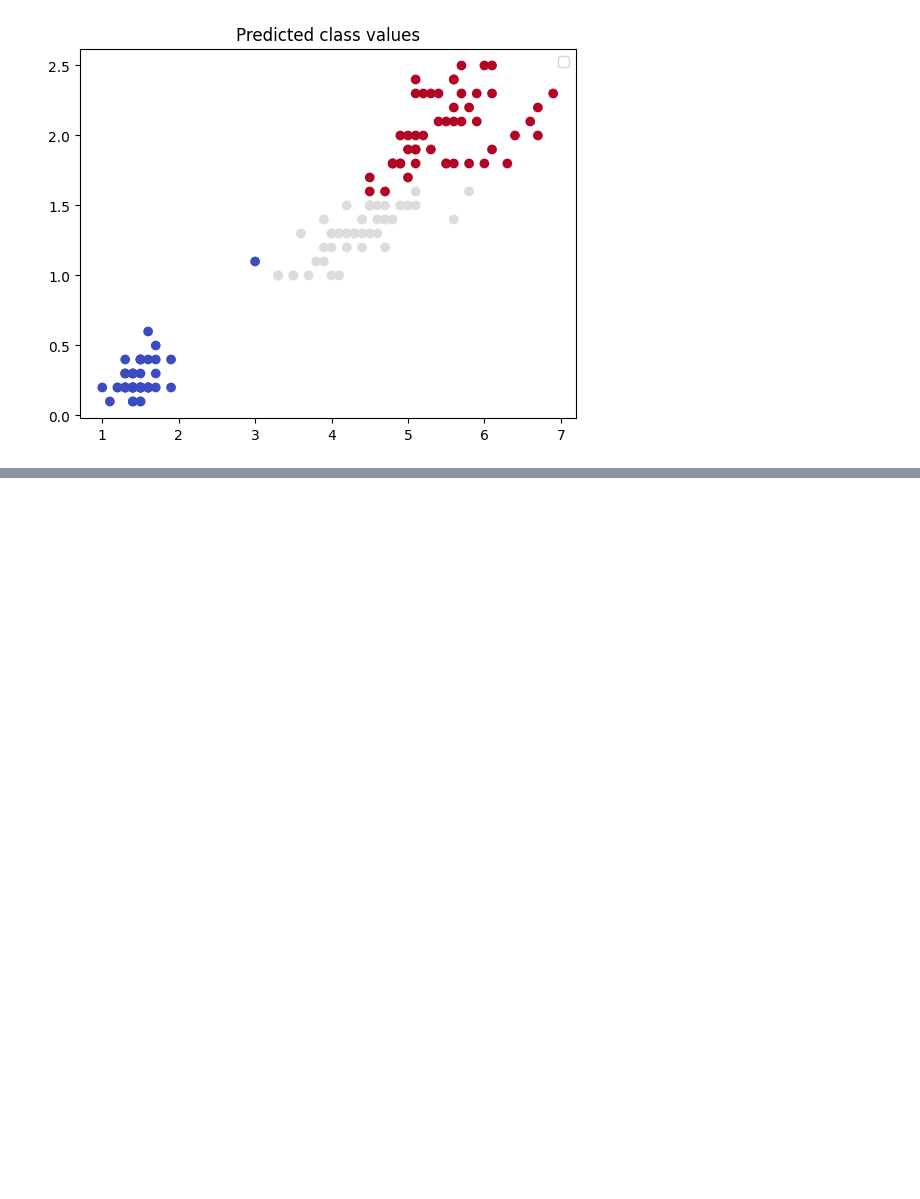
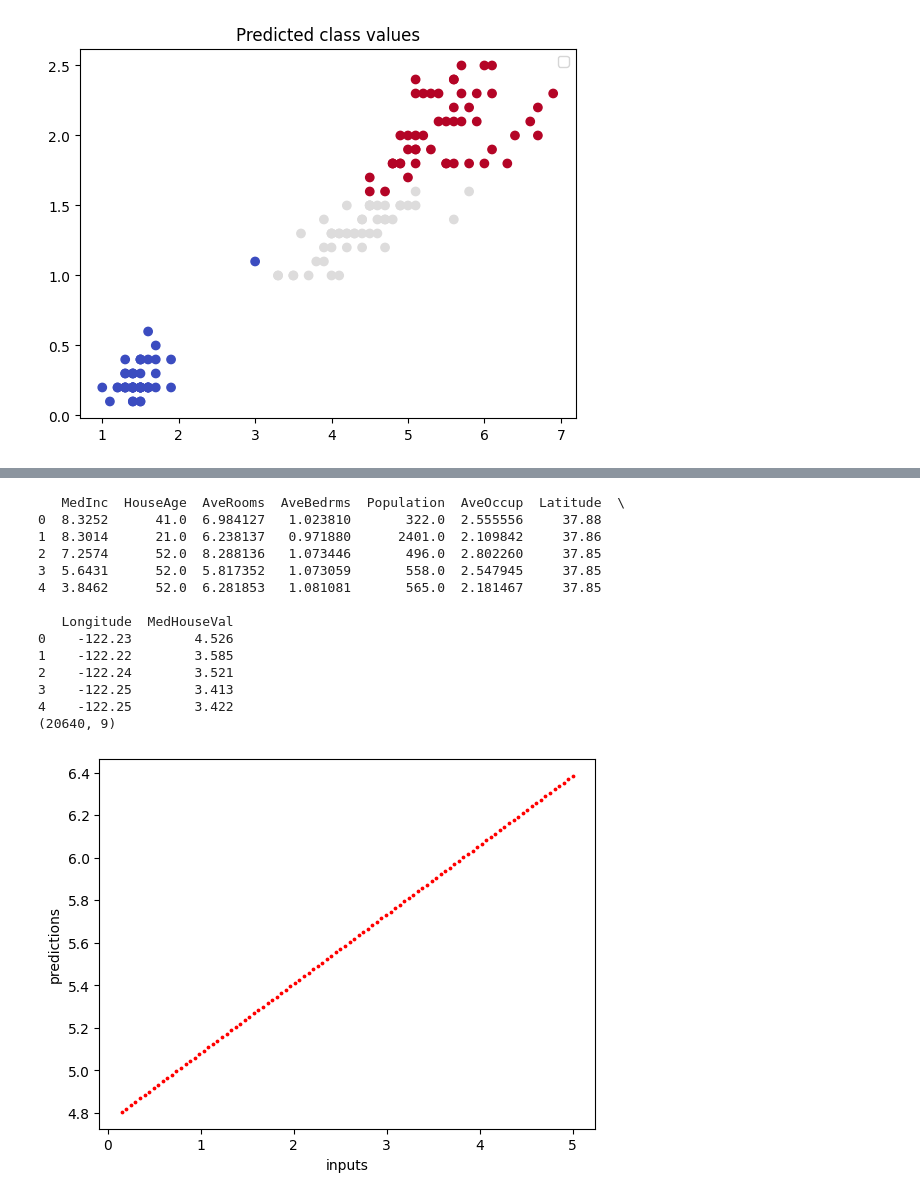
Before and after one commit to GuoweiYang19891101/datacamp_machine_learning_scientist_python, a Jupyter notebook: 9_time_series_data.ipynb, the cells around one changed output, grey strips where cells are left out. Drawn from its saved outputs; the diff is of its cells as text; code cells hidden in the pictures; blank space fills up the shorter version.

```diff
--- a/9_time_series_data.ipynb
+++ b/9_time_series_data.ipynb
@@ -156,0 +119,67 @@ model.fit(X, y)
+# %%
+# fitting a simple model: regression
+import pandas as pd
+from sklearn.datasets import fetch_california_housing
+from sklearn import linear_model
+import matplotlib.pyplot as plt
+import numpy as np
+
+# get dataset: housing
+housing_ = fetch_california_housing(as_frame=True)
+housing = pd.DataFrame(housing_.data, columns=housing_.feature_names)
+housing['MedHouseVal'] = housing_.target
+print(housing.head())
+print(housing.shape)
+
+# split data
+X = housing[['MedHouseVal']]
+y = housing['AveRooms']
+
+# fit a model
+model = linear_model.LinearRegression()
+model.fit(X, y)
+
+# predicting new inputs
+new_inputs = np.array([0.14999   , 0.1989801 , 0.2479702 , 0.2969603 , 0.3459504 ,
+                       0.39494051, 0.44393061, 0.49292071, 0.54191081, 0.59090091,
+                       0.63989101, 0.68888111, 0.73787121, 0.78686131, 0.83585141,
+                       0.88484152, 0.93383162, 0.98282172, 1.03181182, 1.08080192,
+                       1.12979202, 1.17878212, 1.22777222, 1.27676232, 1.32575242,
+                       1.37474253, 1.42373263, 1.47272273, 1.52171283, 1.57070293,
+                       1.61969303, 1.66868313, 1.71767323, 1.76666333, 1.81565343,
+                       1.86464354, 1.91363364, 1.96262374, 2.01161384, 2.06060394,
+                       2.10959404, 2.15858414, 2.20757424, 2.25656434, 2.30555444,
+                       2.35454455, 2.40353465, 2.45252475, 2.50151485, 2.55050495,
+                       2.59949505, 2.64848515, 2.69747525, 2.74646535, 2.79545545,
+                       2.84444556, 2.89343566, 2.94242576, 2.99141586, 3.04040596,
+                       3.08939606, 3.13838616, 3.18737626, 3.23636636, 3.28535646,
+                       3.33434657, 3.38333667, 3.43232677, 3.48131687, 3.53030697,
+                       3.57929707, 3.62828717, 3.67727727, 3.72626737, 3.77525747,
+                       3.82424758, 3.87323768, 3.92222778, 3.97121788, 4.02020798,
+                       4.06919808, 4.11818818, 4.16717828, 4.21616838, 4.26515848,
+                       4.31414859, 4.36313869, 4.41212879, 4.46111889, 4.51010899,
+                       4.55909909, 4.60808919, 4.65707929, 4.70606939, 4.75505949,
+                       4.8040496 , 4.8530397 , 4.9020298 , 4.9510199 , 5.00001   ])
+predictions = model.predict(new_inputs.reshape([-1, 1]))
+
+# visualize the new inputs and predicted values
+plt.scatter(new_inputs, predictions, color='r', s=3)
+plt.xlabel('inputs')
+plt.ylabel('predictions')
+plt.show()
+# %% [output]
+   MedInc  HouseAge  AveRooms  AveBedrms  Population  AveOccup  Latitude  \
+0  8.3252      41.0  6.984127   1.023810       322.0  2.555556     37.88
+1  8.3014      21.0  6.238137   0.971880      2401.0  2.109842     37.86
+2  7.2574      52.0  8.288136   1.073446       496.0  2.802260     37.85
+3  5.6431      52.0  5.817352   1.073059       558.0  2.547945     37.85
+4  3.8462      52.0  6.281853   1.081081       565.0  2.181467     37.85
+
+   Longitude  MedHouseVal
+0    -122.23        4.526
+1    -122.22        3.585
+2    -122.24        3.521
+3    -122.25        3.413
+4    -122.25        3.422
+(20640, 9)
+[figure, added]
```
Also changed, not shown: parts of 3 cells of this notebook, 1 other file.
